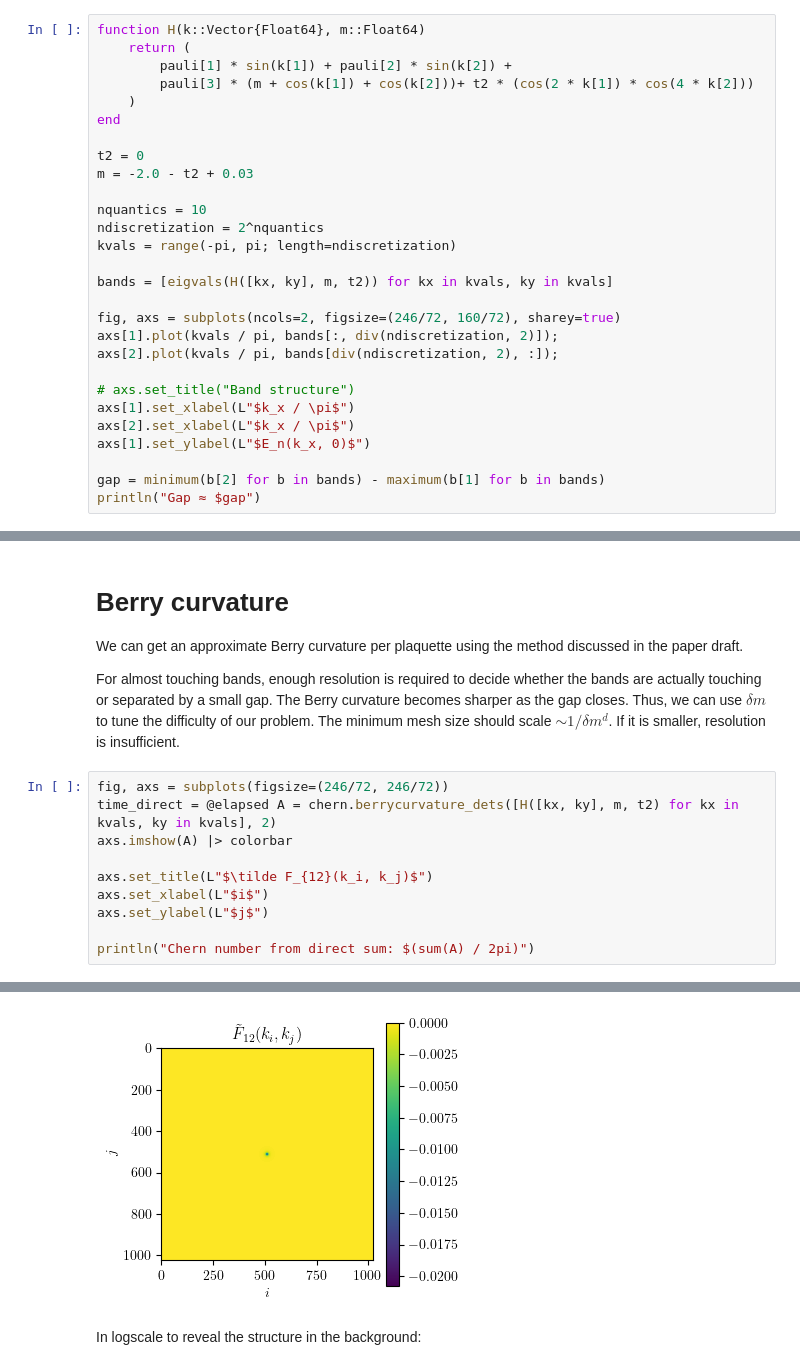
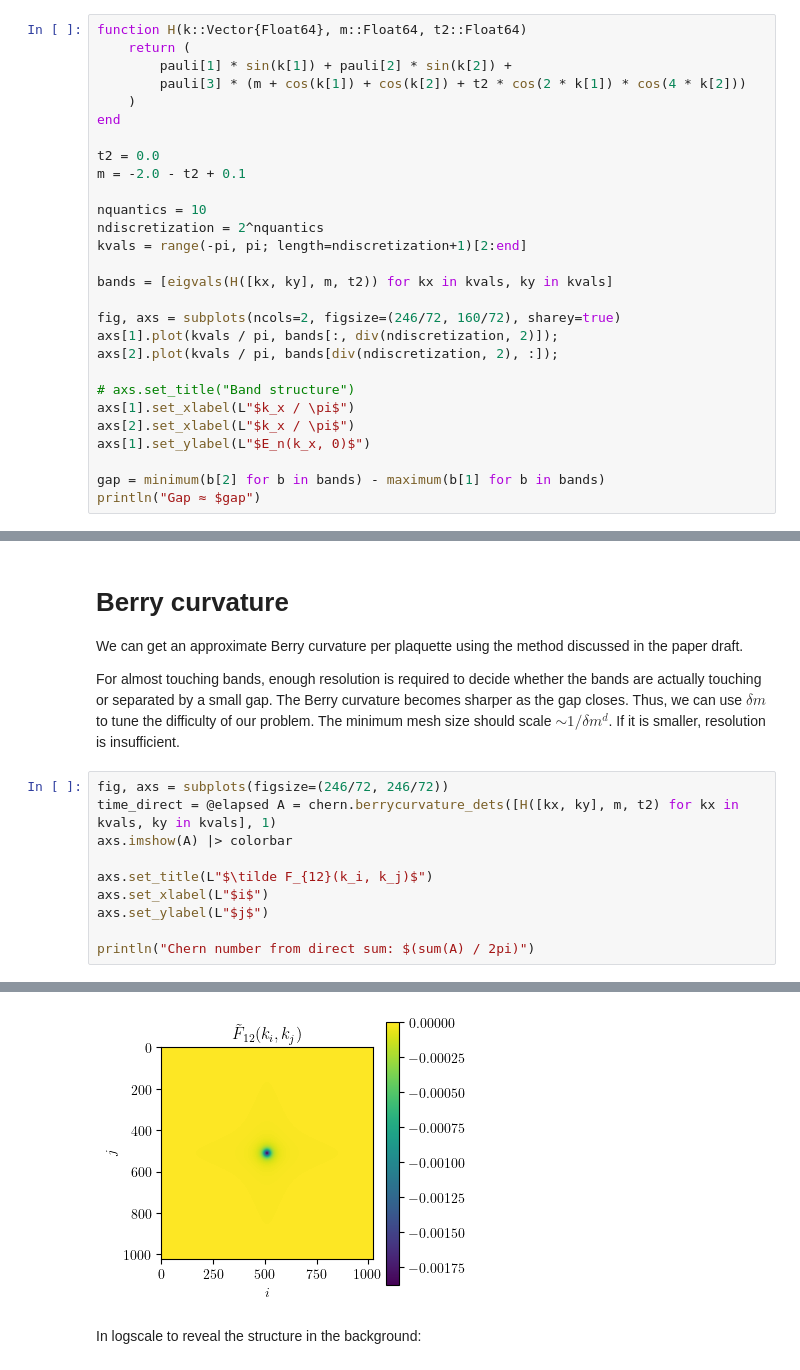
Before and after one commit to tensor4all/QuanticsTCI.jl, a Jupyter notebook: example/chern/chern_2x2.ipynb, the cells around one changed output, grey strips where cells are left out. Cells and saved outputs as stored; diff of their text form.

Commit message:
updated chern examples

```diff
--- a/example/chern/chern_2x2.ipynb
+++ b/example/chern/chern_2x2.ipynb
@@ -62,19 +63,19 @@ At $m \in {-2, 0, +2}$, a dirac cone closes and the chern number changes. Theref
 
 In the following, I use $m = -1.98$ as an example, i.e. $\delta m = 0.02$.
 # %%
-function H(k::Vector{Float64}, m::Float64)
+function H(k::Vector{Float64}, m::Float64, t2::Float64)
     return (
         pauli[1] * sin(k[1]) + pauli[2] * sin(k[2]) +
-        pauli[3] * (m + cos(k[1]) + cos(k[2]))+ t2 * (cos(2 * k[1]) * cos(4 * k[2]))
+        pauli[3] * (m + cos(k[1]) + cos(k[2]) + t2 * cos(2 * k[1]) * cos(4 * k[2]))
     )
 end
 
-t2 = 0
-m = -2.0 - t2 + 0.03
+t2 = 0.0
+m = -2.0 - t2 + 0.1
 
 nquantics = 10
 ndiscretization = 2^nquantics
-kvals = range(-pi, pi; length=ndiscretization)
+kvals = range(-pi, pi; length=ndiscretization+1)[2:end]
 
 bands = [eigvals(H([kx, ky], m, t2)) for kx in kvals, ky in kvals]
 
@@ -120,7 +121,7 @@ We can get an approximate Berry curvature per plaquette using the method discuss
 For almost touching bands, enough resolution is required to decide whether the bands are actually touching or separated by a small gap. The Berry curvature becomes sharper as the gap closes. Thus, we can use $\delta m$ to tune the difficulty of our problem. The minimum mesh size should scale $\sim 1/\delta m^d$. If it is smaller, resolution is insufficient.
 # %%
 fig, axs = subplots(figsize=(246/72, 246/72))
-time_direct = @elapsed A = chern.berrycurvature_dets([H([kx, ky], m, t2) for kx in kvals, ky in kvals], 2)
+time_direct = @elapsed A = chern.berrycurvature_dets([H([kx, ky], m, t2) for kx in kvals, ky in kvals], 1)
 axs.imshow(A) |> colorbar
 
 axs.set_title(L"$\tilde F_{12}(k_i, k_j)$")
@@ -133,4 +134,4 @@ Chern number from direct sum: -1.0000000000000322
-[figure, old version]
+[figure, new version]
 # %% [markdown]
 In logscale to reveal the structure in the background:
 # %%
```
Also changed, not shown: parts of 16 cells of this notebook, 5 other files.
